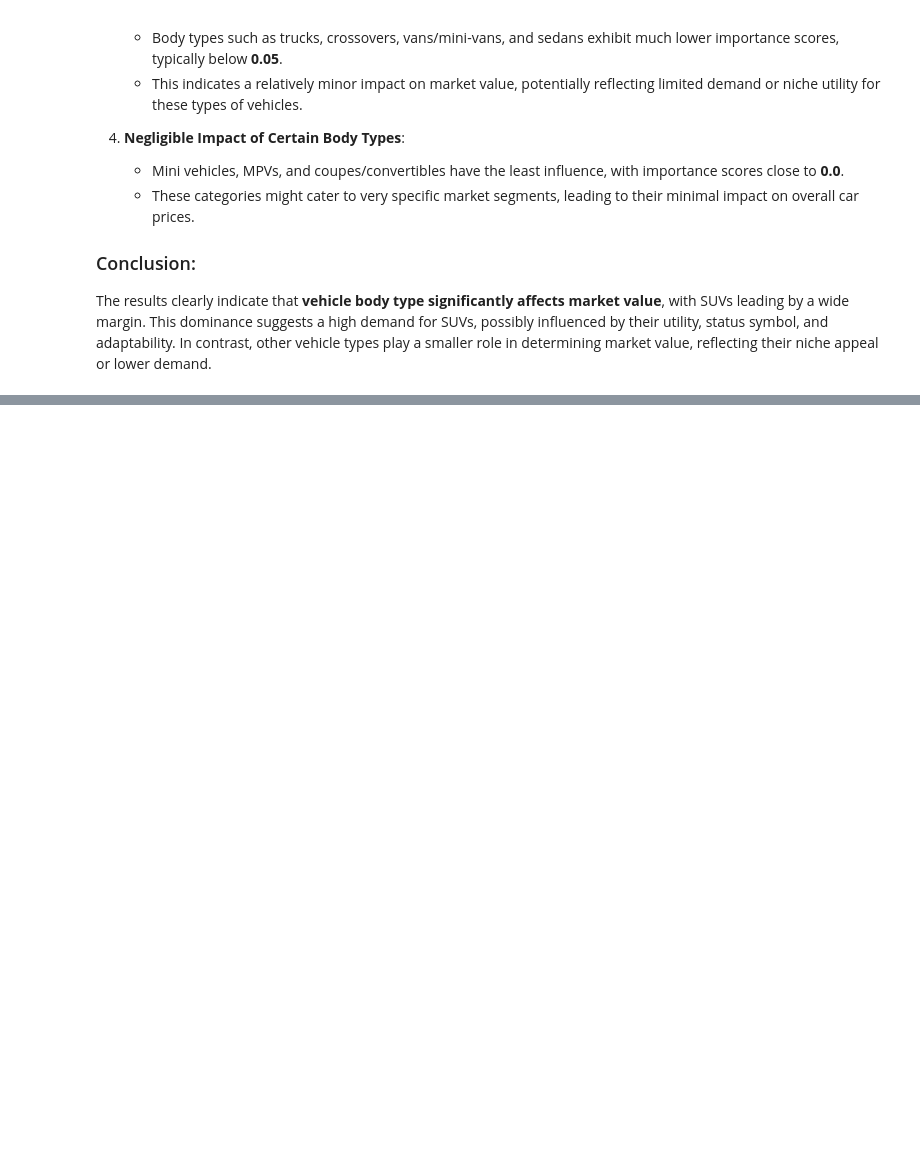
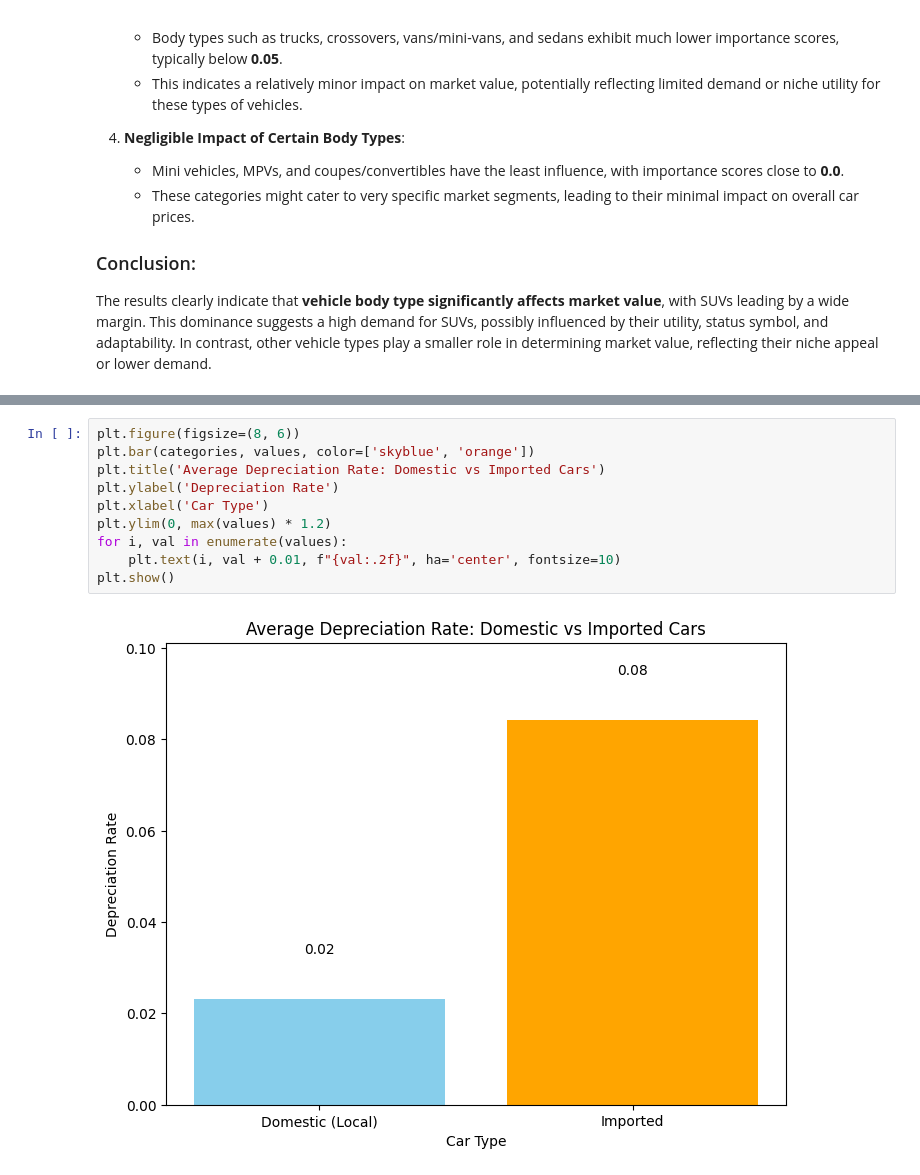
Before and after one commit to Muneeb-03/CS334-PakWheels-Project, a Jupyter notebook: project.ipynb, the cells around one changed output, grey strips where cells are left out. Saved outputs shown, nothing was run; the diff lists cells and outputs as text; blank space fills up the shorter version.

```diff
--- a/project.ipynb
+++ b/project.ipynb
@@ -1404,0 +1553,12 @@ The results clearly indicate that **vehicle body type significantly affects mark
+# %%
+plt.figure(figsize=(8, 6))
+plt.bar(categories, values, color=['skyblue', 'orange'])
+plt.title('Average Depreciation Rate: Domestic vs Imported Cars')
+plt.ylabel('Depreciation Rate')
+plt.xlabel('Car Type')
+plt.ylim(0, max(values) * 1.2)
+for i, val in enumerate(values):
+    plt.text(i, val + 0.01, f"{val:.2f}", ha='center', fontsize=10)
+plt.show()
+# %% [output]
+[figure, added]
```
Also changed, not shown: parts of 34 cells of this notebook.
